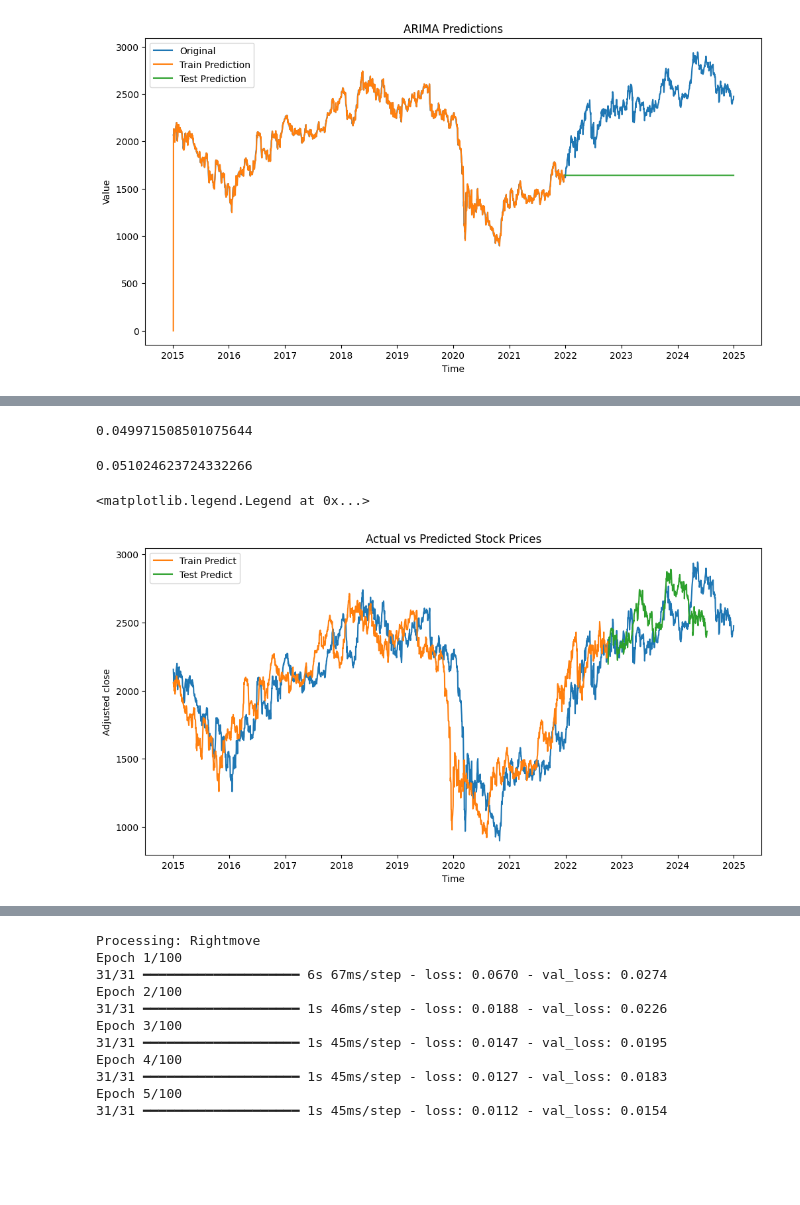
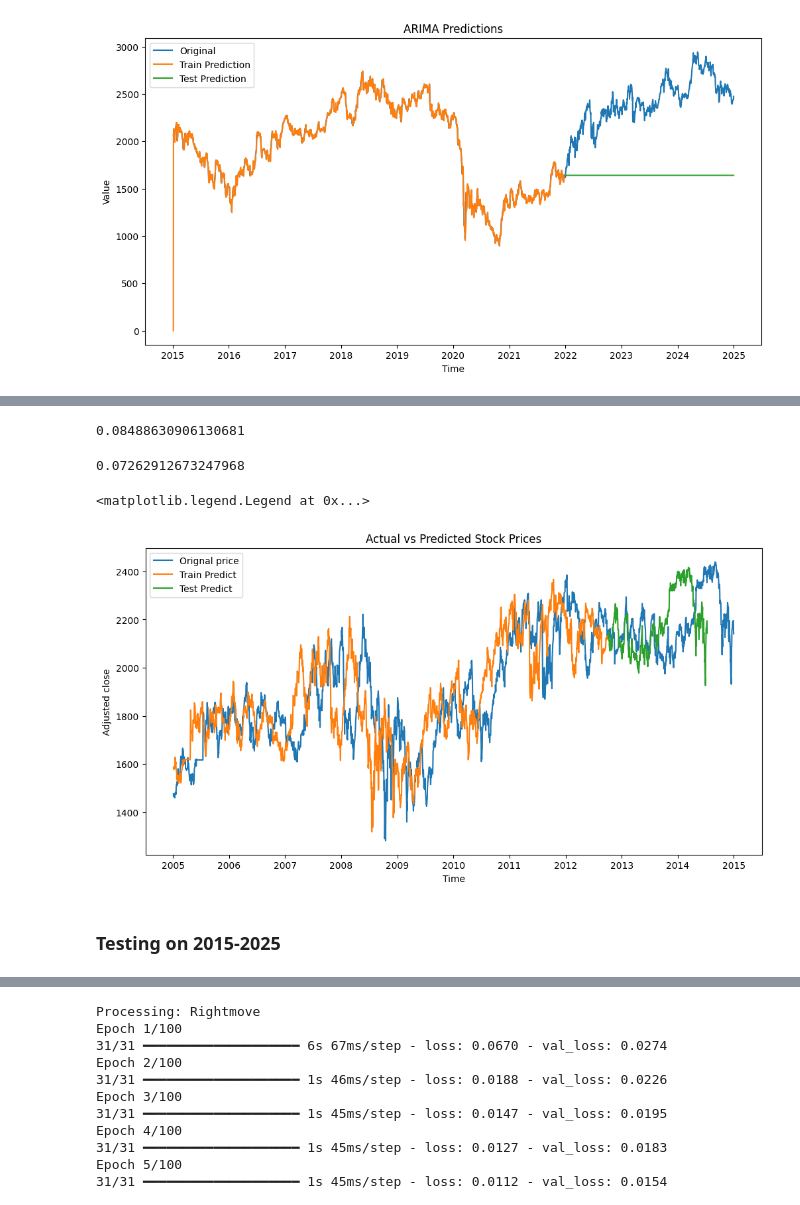
Before and after one commit to San0160/Stocks_Predection, a Jupyter notebook: Stocks.ipynb, the cells around one changed output, grey strips where cells are left out. Cells and saved outputs as stored; diff of their text form; code cells hidden in the pictures; blank space fills up the shorter version.

Commit message:
cross stock test and insample test draft 1

```diff
--- a/Stocks.ipynb
+++ b/Stocks.ipynb
@@ -743,9 +764,9 @@ plt.show()
 # %%
-# Dataset 2: Shell
+# Datasets: Shell
 
-data2 = pd.read_csv("shell_data.csv", header=[0,1,2])
+s05 = pd.read_csv("shell_2005.csv", header=[0,1,2]) # train
 # %%
-data2.columns = data2.columns.droplevel([1,2])
-data2 = data2.rename(columns={'Price': 'Date'})
-data2['Date'] = pd.to_datetime(data2['Date'])
+s05.columns = s05.columns.droplevel([1,2])
+s05 = s05.rename(columns={'Price': 'Date'})
+s05['Date'] = pd.to_datetime(s05['Date'])
 # %%
@@ -767,5 +788,5 @@ data2
 # %%
-data2.drop(["Close", "High", "Low", "Open", "Volume"], axis = 1, inplace = True)
+s05.drop(["Close", "High", "Low", "Open", "Volume"], axis = 1, inplace = True)
 # %%
 # Plot the data
 
@@ -779,5 +800,5 @@ Text(0, 0.5, 'Adjusted close')
 # %%
-data_ajdc = data2[["Adj Close"]].values
+data_ajdc = s05[["Adj Close"]].values
 # %%
 # Train Test Split
 train_size = int(len(data_ajdc) * 0.8)
@@ -885,21 +906,23 @@ import math
 from sklearn.metrics import mean_squared_error
 math.sqrt(mean_squared_error(y_train, train_predict))
 # %% [output]
-0.049971508501075644
+0.08488630906130681
 # %%
 math.sqrt(mean_squared_error(y_test, test_predict))
 # %% [output]
-0.051024623724332266
+0.07262912673247968
 # %%
 plt.figure(figsize = (12,6))
-plt.plot(data2["Date"], data2["Adj Close"])
-plt.plot(data2["Date"][:len(train_predict_inv)], train_predict_inv, label="Train Predict")
-plt.plot(data2["Date"][len(train_predict_inv):len(train_predict_inv)+len(test_predict_inv)],
+plt.plot(s05["Date"], s05["Adj Close"], label = "Orignal price")
+plt.plot(s05["Date"][:len(train_predict_inv)], train_predict_inv, label="Train Predict")
+plt.plot(s05["Date"][len(train_predict_inv):len(train_predict_inv)+len(test_predict_inv)],
          test_predict_inv, label="Test Predict")
 plt.xlabel("Time")
 plt.ylabel("Adjusted close")
 plt.title("Actual vs Predicted Stock Prices")
 plt.legend()
 # %% [output]
 <matplotlib.legend.Legend at 0x...>
-[figure, old version]
+[figure, new version]
+# %% [markdown]
+### Testing on 2015-2025
```
Also changed, not shown: parts of 35 cells of this notebook, 5 other files.
